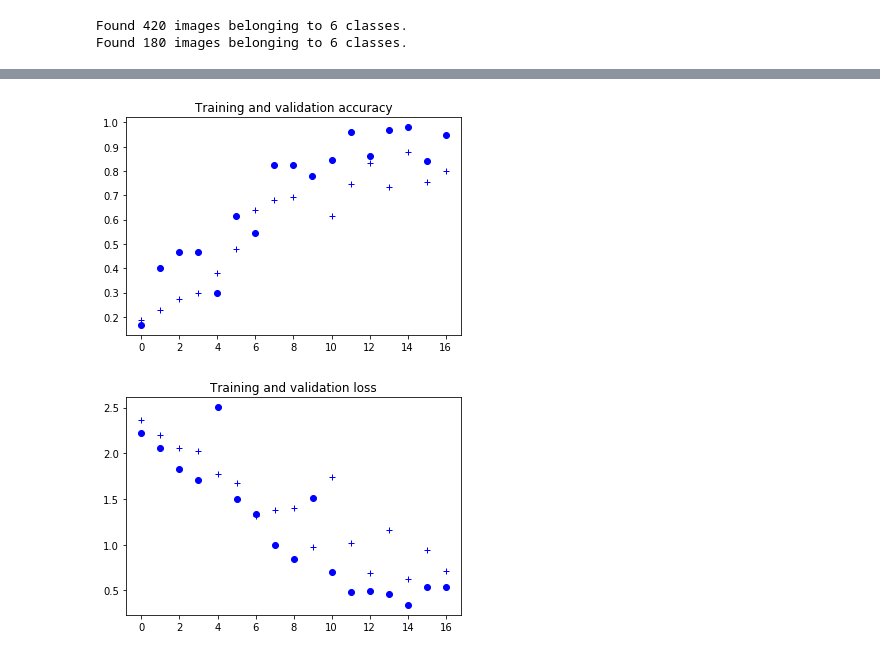
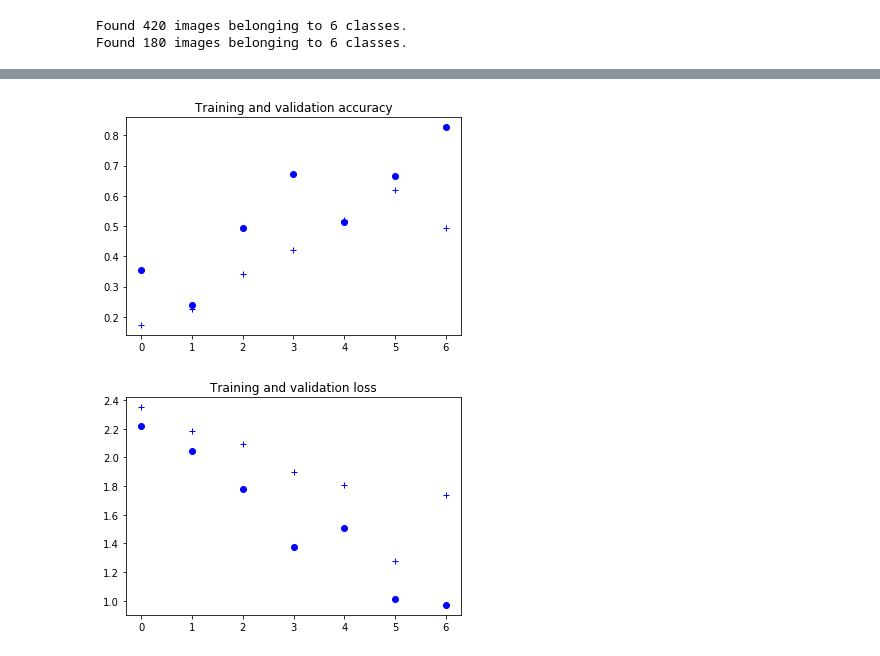
Before and after one commit to tmsbn/ArcGIS-Map-Predictor, a Jupyter notebook: scripts/building_detector_cnn_multi_label.ipynb, the cells around one changed output, grey strips where cells are left out. Saved outputs shown, nothing was run; the diff lists cells and outputs as text; code cells hidden in the pictures.

```diff
--- a/scripts/building_detector_cnn_multi_label.ipynb
+++ b/scripts/building_detector_cnn_multi_label.ipynb
@@ -31,12 +30,19 @@ def delete_dir_helper(dir_path):
         shutil.rmtree(dir_path)
         return True
     return False
+# %%
+def compile_model(model):
+    model.compile(loss='categorical_crossentropy',
+            optimizer=optimizers.RMSprop(lr=1e-4),
+             metrics=['acc'])
+    model.summary()
 # %%
-project_dir_name = 'Esri Project'
-original_dataset_dir = join(os.path.expanduser('~'),'Desktop', project_dir_name, 'original data');
-base_dir =  join(os.path.expanduser('~'), 'Desktop', project_dir_name, 'data');
-base_scripts_dir =  join(os.path.expanduser('~'), 'Desktop', project_dir_name, 'scripts');
-model_dir =  join(os.path.expanduser('~'), 'Desktop', project_dir_name, 'models');
+project_dir_name = join('Esri Project')
+#project_dir_name = join('desktop','Esri Project')
+original_dataset_dir = join(os.path.expanduser('~'), project_dir_name, 'original data');
+base_dir =  join(os.path.expanduser('~'), project_dir_name, 'data');
+base_scripts_dir =  join(os.path.expanduser('~'), project_dir_name, 'scripts');
+model_dir =  join(os.path.expanduser('~'),  project_dir_name, 'models');
 
 MODEL_FILE_NAME = 'map_multi_model_2.h5'
 CLASSES_TO_CLASSIFY = ['Airplane', 'Beach', 'Buildings', 'Forest', 'Freeway', 'Parkinglot']
@@ -102,9 +108,9 @@ for classes in CLASSES_TO_CLASSIFY:
 is_model_from_file = False
 model = None
 if exists(model_file_path):
-    print('found model!')
+    print('Found saved model with name ' + MODEL_FILE_NAME)
     model = load_model(model_file_path)
-    is_model_from_file = True
+    compile_model(model)
 else:
-    print('No saved model')
+    print('NO saved model with name ' + MODEL_FILE_NAME)
 # %% [output]
@@ -193,8 +195,6 @@ _________________________________________________________________
 # %%
-if not is_model_from_file:
-
     callbacks = [
-        EarlyStopping(monitor='acc', patience=2, mode='auto'),
+        EarlyStopping(monitor='acc', patience=0, mode='auto'),
         ModelCheckpoint(monitor='val_loss', save_best_only=True, filepath=model_file_path)
     ]
 
@@ -245,5 +242,5 @@ Epoch 17/17
-[figure, old version]
+[figure, new version]
-[figure, old version]
+[figure, new version]
 # %%
 fnames = []
 target_dir = test_dir
```
Also changed, not shown: parts of 8 cells of this notebook.
